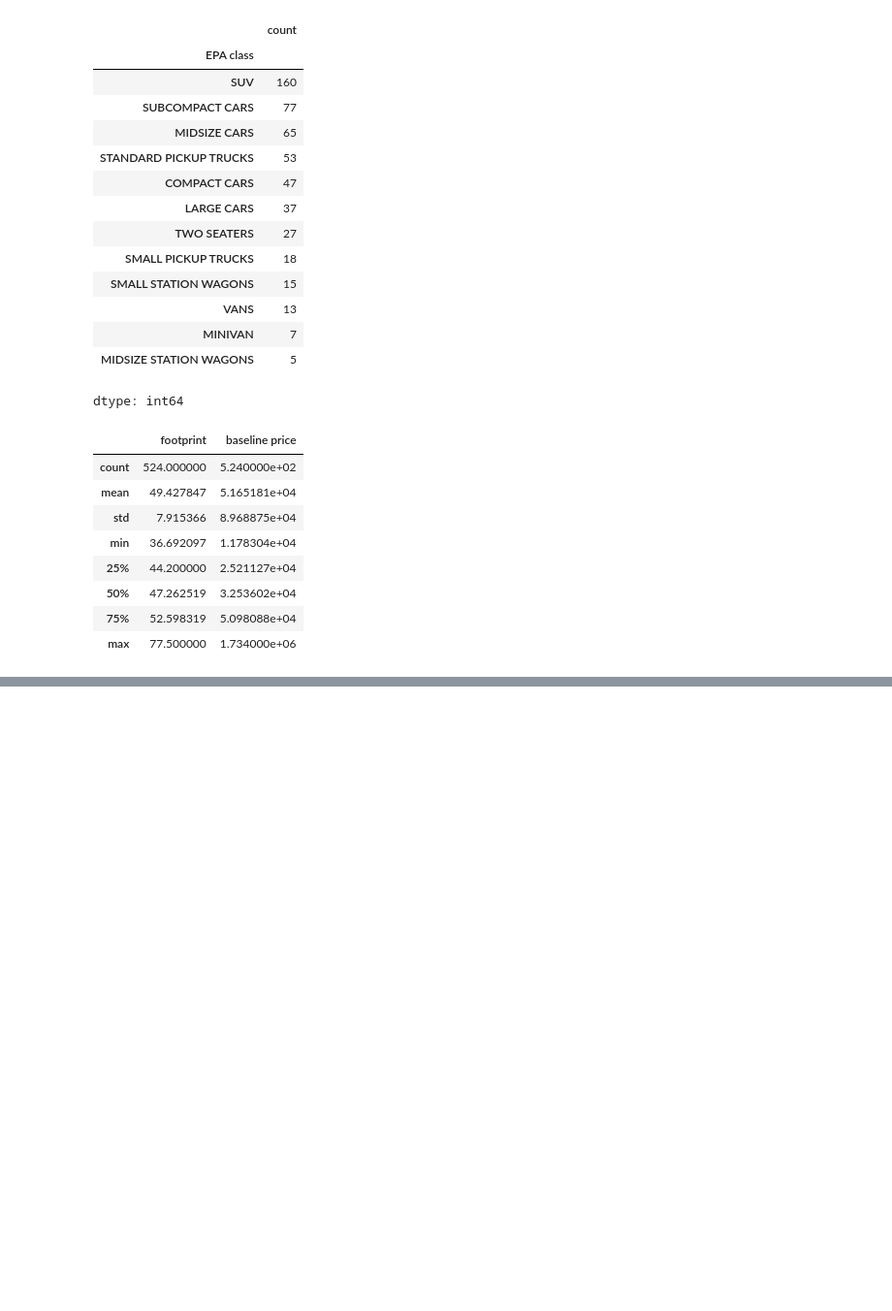
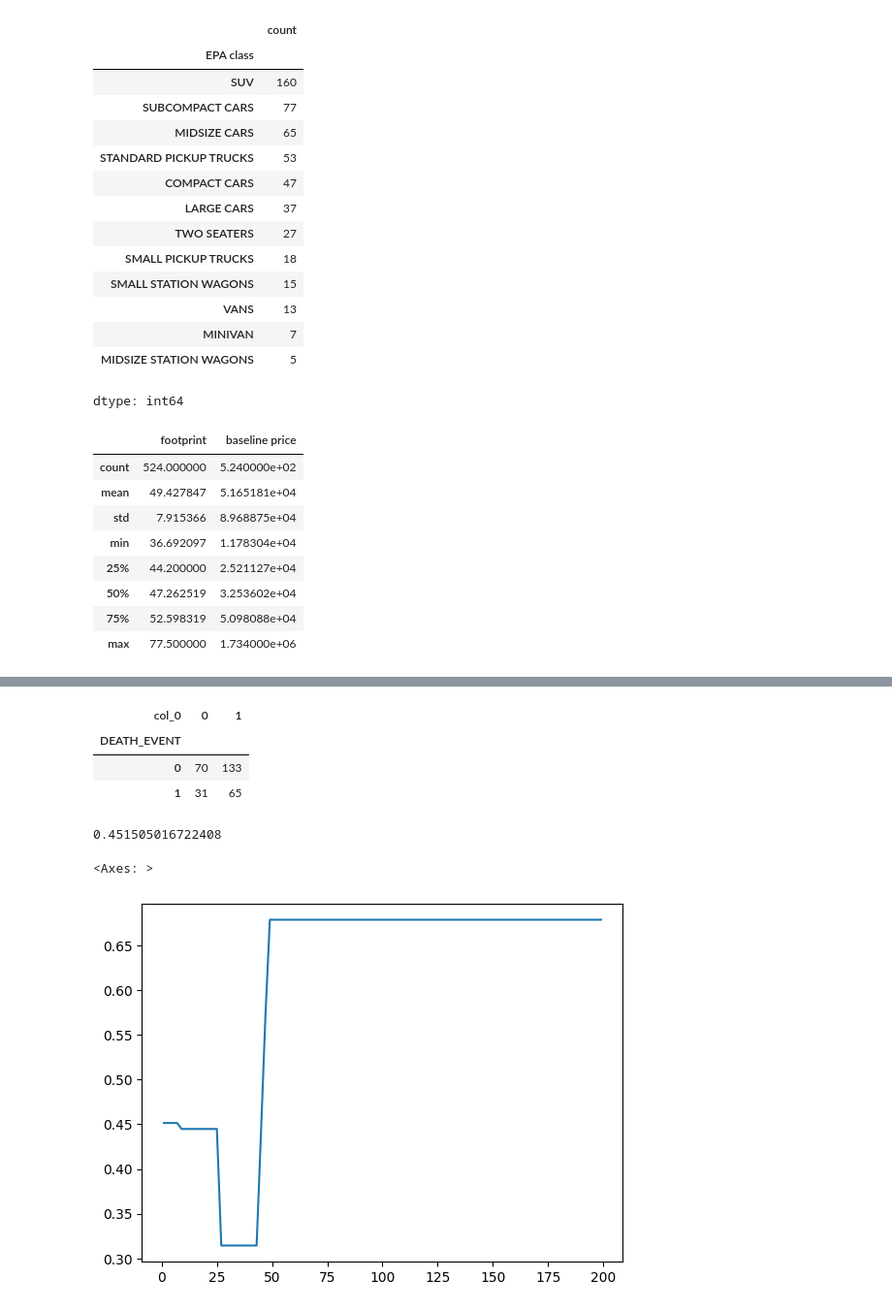
Before and after one commit to echiino/scratchpad, a Jupyter notebook: nb_2026_02_03.ipynb, the cells around one changed output, grey strips where cells are left out. Shown at 97% size. Saved outputs shown, nothing was run; the diff lists cells and outputs as text; code cells hidden in the pictures; blank space fills up the shorter version.

```diff
--- a/nb_2026_02_03.ipynb
+++ b/nb_2026_02_03.ipynb
@@ -98,0 +134,3 @@ pd.crosstab(y, y_hat)
+# %%
+df2 = pd.read_csv('/content/data/heart_failure_clinical_records_dataset.csv')
+df2.head()
@@ -98,0 +152,6 @@ pd.crosstab(y, y_hat)
+# %%
+y2 = df2['DEATH_EVENT']
+x2 = df2.loc[:, ['sex', 'smoking']]
+u2 = x2.apply(MinMaxScaler)
+
+x2.describe()
@@ -98,0 +168,29 @@ pd.crosstab(y, y_hat)
+# %%
+scaler2 = MinMaxScaler()
+u2 = scaler2.fit_transform(x2)
+model2 = KNeighborsClassifier(n_neighbors = 5)
+model2 = model2.fit(u2,y2)
+y_hat2 = model2.predict(u2)
+# %%
+pd.crosstab(y2, y_hat2)
+# %% [output]
+| col_0 | 0 | 1 |
+| DEATH_EVENT |  |  |
+| 0 | 70 | 133 |
+| 1 | 31 | 65 |
+# %%
+model2.score(u2,y2)
+# %% [output]
+0.451505016722408
+# %%
+k_grid2 = [ (2*k+1) for k in range(100)]
+
+accuracies2 = []
+for k in k_grid2: # For each candidate value of k...
+    model2 = KNeighborsClassifier(n_neighbors = k) # Create a model instance
+    model2 = model2.fit(u2,y2) # Fit the model
+    accuracies2.append(model2.score(u2,y2)) # Save accuracy
+sns.lineplot(x=k_grid2,y=accuracies2)
+# %% [output]
+<Axes: >
+[figure, added]
```
Also changed, not shown: parts of 8 cells of this notebook.
